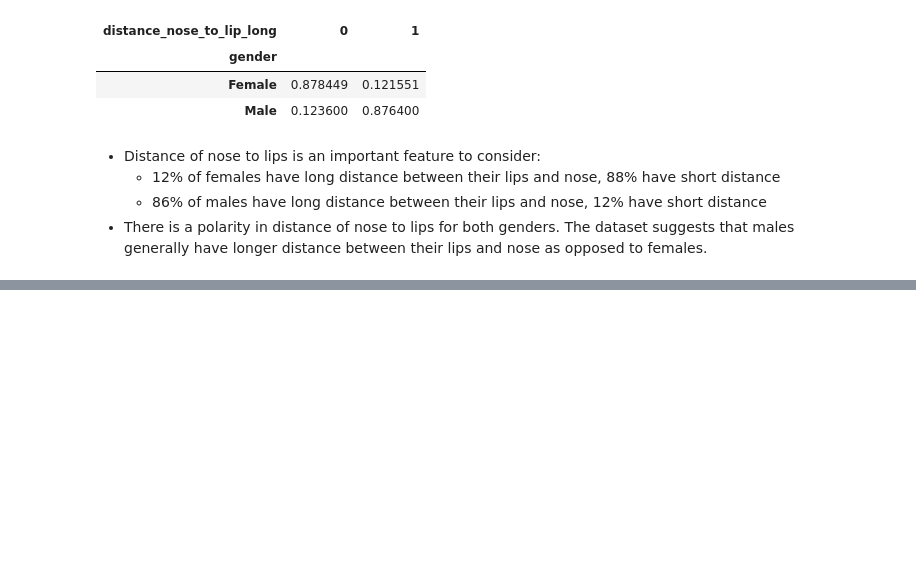
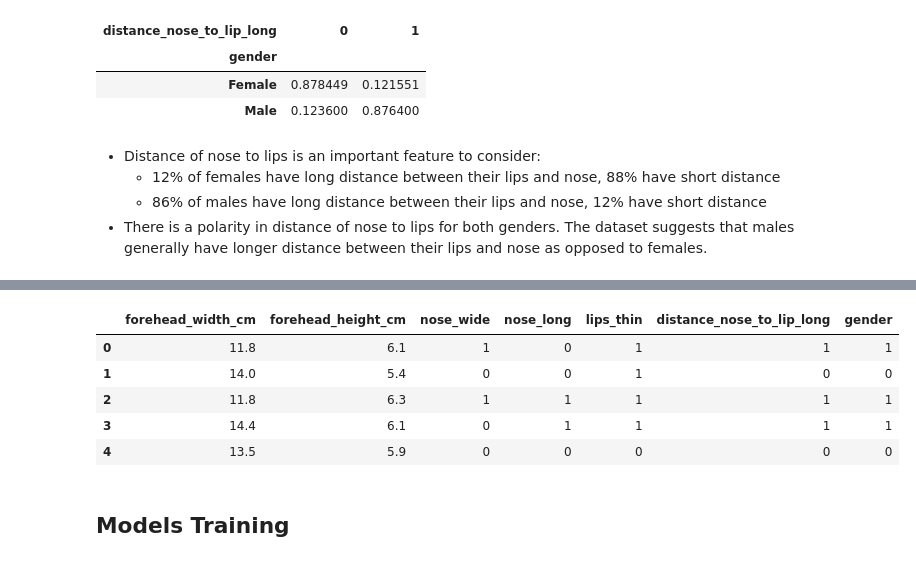
Before and after one commit to munas-git/Gender-classification, a Jupyter notebook: gender-classification.ipynb, the cells around one changed output, grey strips where cells are left out. Saved outputs shown, nothing was run; the diff lists cells and outputs as text; code cells hidden in the pictures; blank space fills up the shorter version.

```diff
--- a/gender-classification.ipynb
+++ b/gender-classification.ipynb
@@ -203,0 +220,27 @@ pd.crosstab(data['gender'], data['distance_nose_to_lip_long'], normalize='index'
+# %%
+# Dropping the long_hair column as it is not a determining factor
+data = data.drop('long_hair', axis=1)
+
+# Mapping genders to 0 and 1
+gender={
+    'Female':0,
+    'Male': 1
+}
+data['gender'] = data['gender'].map(gender)
+
+x = data.drop('gender', axis=1)
+y = data['gender']
+
+# splitting data into train and test set
+x_train, x_test, y_train, y_test = train_test_split(x, y, test_size=0.2, random_state= 32)
+# %%
+data.head()
+# %% [output]
+|  | forehead_width_cm | forehead_height_cm | nose_wide | nose_long | lips_thin | distance_nose_to_lip_long | gender |
+| 0 | 11.8 | 6.1 | 1 | 0 | 1 | 1 | 1 |
+| 1 | 14.0 | 5.4 | 0 | 0 | 1 | 0 | 0 |
+| 2 | 11.8 | 6.3 | 1 | 1 | 1 | 1 | 1 |
+| 3 | 14.4 | 6.1 | 0 | 1 | 1 | 1 | 1 |
+| 4 | 13.5 | 5.9 | 0 | 0 | 0 | 0 | 0 |
+# %% [markdown]
+## Models Training
```
Also changed, not shown: parts of 8 cells of this notebook.
